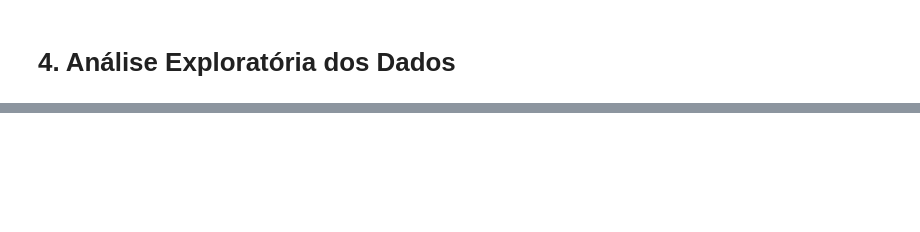
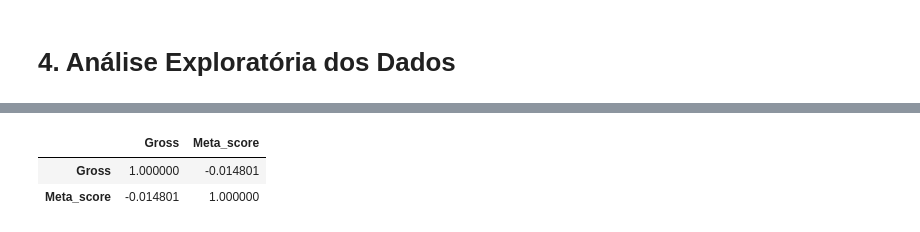
Before and after one commit to ciziks/IMDB-data-visualization, a Jupyter notebook: imdb_analysis.ipynb, the cells around one changed output, grey strips where cells are left out. Drawn from its saved outputs; the diff is of its cells as text; code cells hidden in the pictures; blank space fills up the shorter version.

```diff
--- a/imdb_analysis.ipynb
+++ b/imdb_analysis.ipynb
@@ -159,0 +273,6 @@ df[['IMDB_Rating','Meta_score','Gross']].describe()
+# %%
+df[["Gross", "Meta_score"]].corr()
+# %% [output]
+|  | Gross | Meta_score |
+| Gross | 1.000000 | -0.014801 |
+| Meta_score | -0.014801 | 1.000000 |
```
Also changed, not shown: parts of 23 cells of this notebook, 2 other files.
